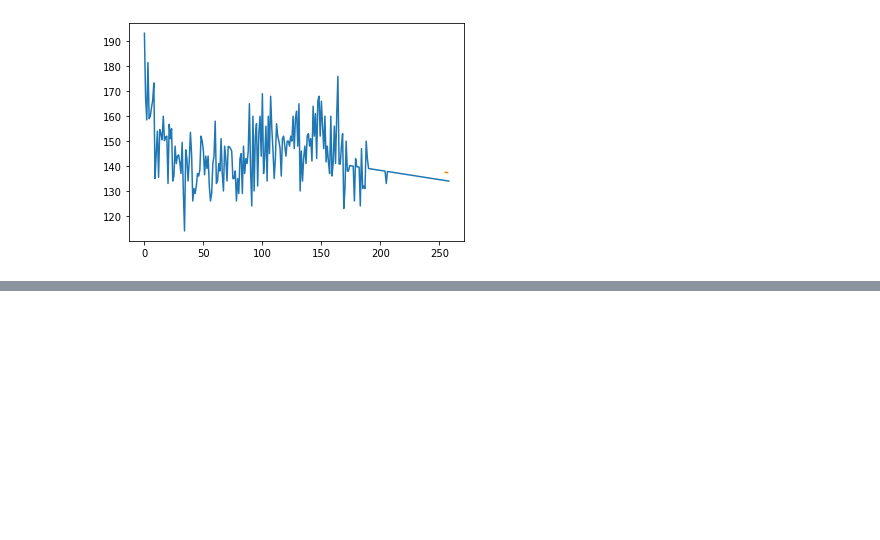
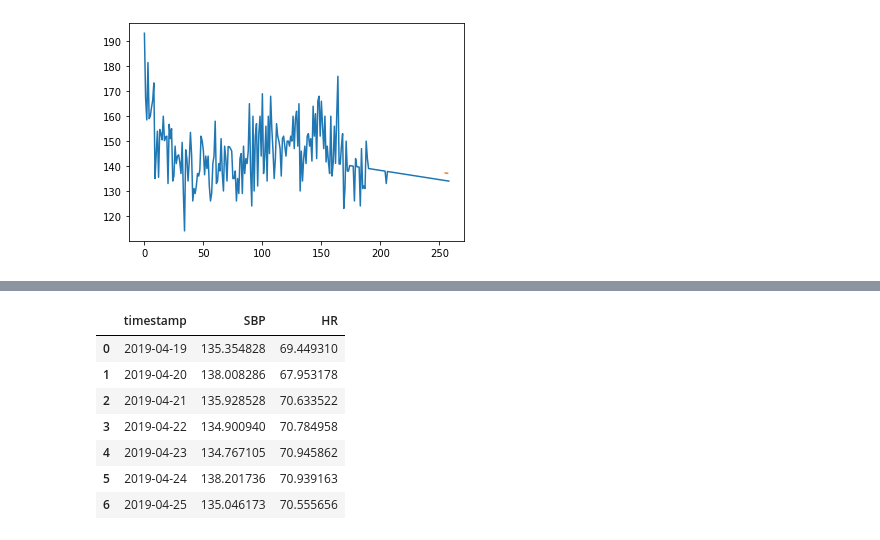
Before and after one commit to PKing70/Sentinel, a Jupyter notebook: LSTM/mylstm.ipynb, the cells around one changed output, grey strips where cells are left out. Cells and saved outputs as stored; diff of their text form; code cells hidden in the pictures; blank space fills up the shorter version.

```diff
--- a/LSTM/mylstm.ipynb
+++ b/LSTM/mylstm.ipynb
@@ -388,0 +570,12 @@ yhat:  [[0.30374134 0.30608746 0.3052766  0.3067553  0.30741012 0.30707458
+# %%
+yh = yh.assign(HR=yhHR.loc[:, ['HR']])
+yh
+# %% [output]
+|  | timestamp | SBP | HR |
+| 0 | 2019-04-19 | 135.354828 | 69.449310 |
+| 1 | 2019-04-20 | 138.008286 | 67.953178 |
+| 2 | 2019-04-21 | 135.928528 | 70.633522 |
+| 3 | 2019-04-22 | 134.900940 | 70.784958 |
+| 4 | 2019-04-23 | 134.767105 | 70.945862 |
+| 5 | 2019-04-24 | 138.201736 | 70.939163 |
+| 6 | 2019-04-25 | 135.046173 | 70.555656 |
```
Also changed, not shown: parts of 41 cells of this notebook.
